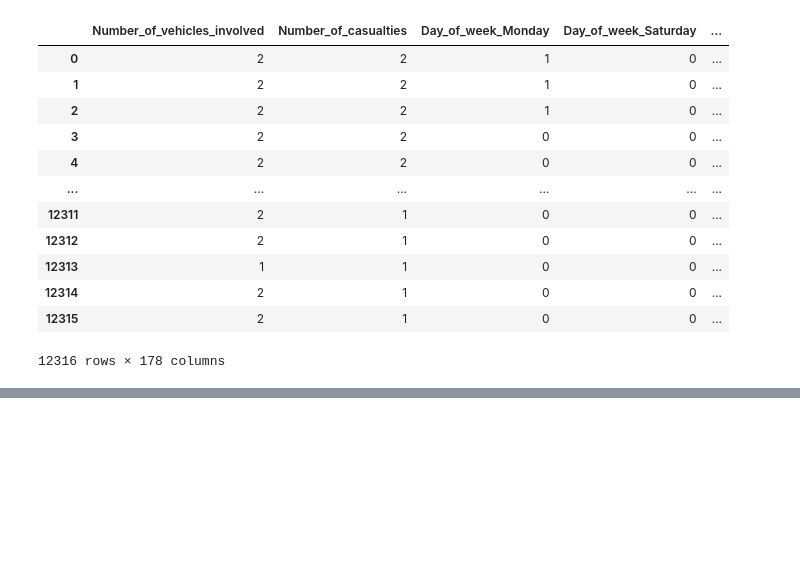
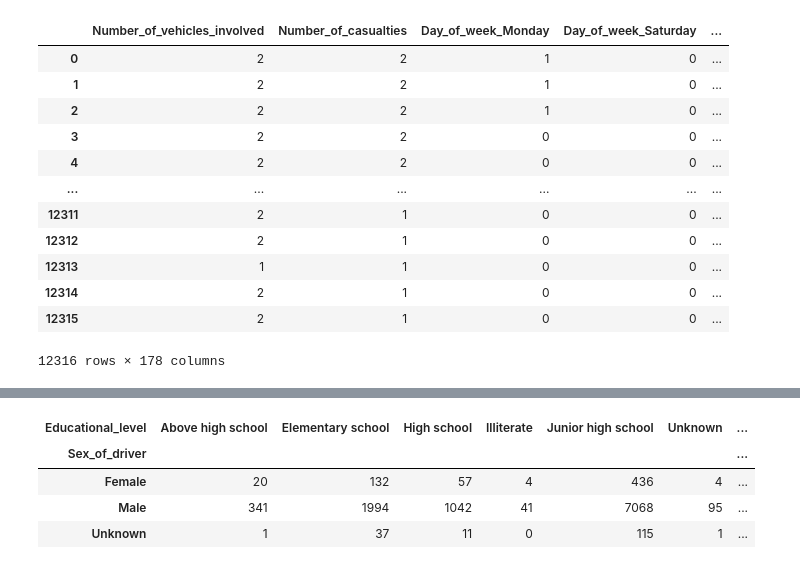
Before and after one commit to vedanthv/Road-Traffic-Accident-Severity-Classification, a Jupyter notebook: RoadTrafficSeverityProject.ipynb, the cells around one changed output, grey strips where cells are left out. Drawn from its saved outputs; the diff is of its cells as text; code cells hidden in the pictures; blank space fills up the shorter version.

```diff
--- a/RoadTrafficSeverityProject.ipynb
+++ b/RoadTrafficSeverityProject.ipynb
@@ -594,0 +618,8 @@ y_train = df["Accident_severity"]
+# %%
+pd.crosstab(df['Sex_of_driver'],df['Educational_level'])
+# %% [output]
+| Educational_level | Above high school | Elementary school | High school | Illiterate | Junior high school | Unknown | ... |
+| Sex_of_driver |  |  |  |  |  |  | ... |
+| Female | 20 | 132 | 57 | 4 | 436 | 4 | ... |
+| Male | 341 | 1994 | 1042 | 41 | 7068 | 95 | ... |
+| Unknown | 1 | 37 | 11 | 0 | 115 | 1 | ... |
```
Also changed, not shown: parts of 34 cells of this notebook.
